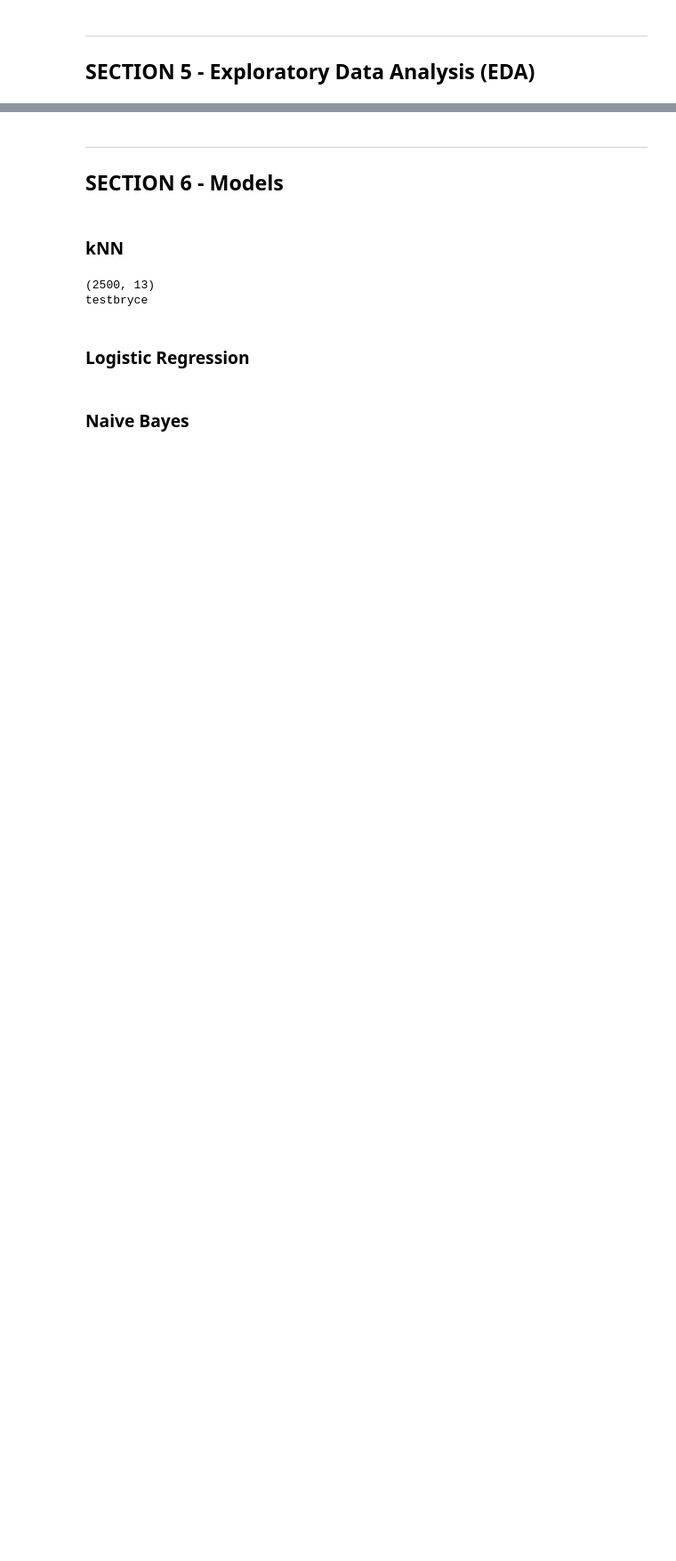
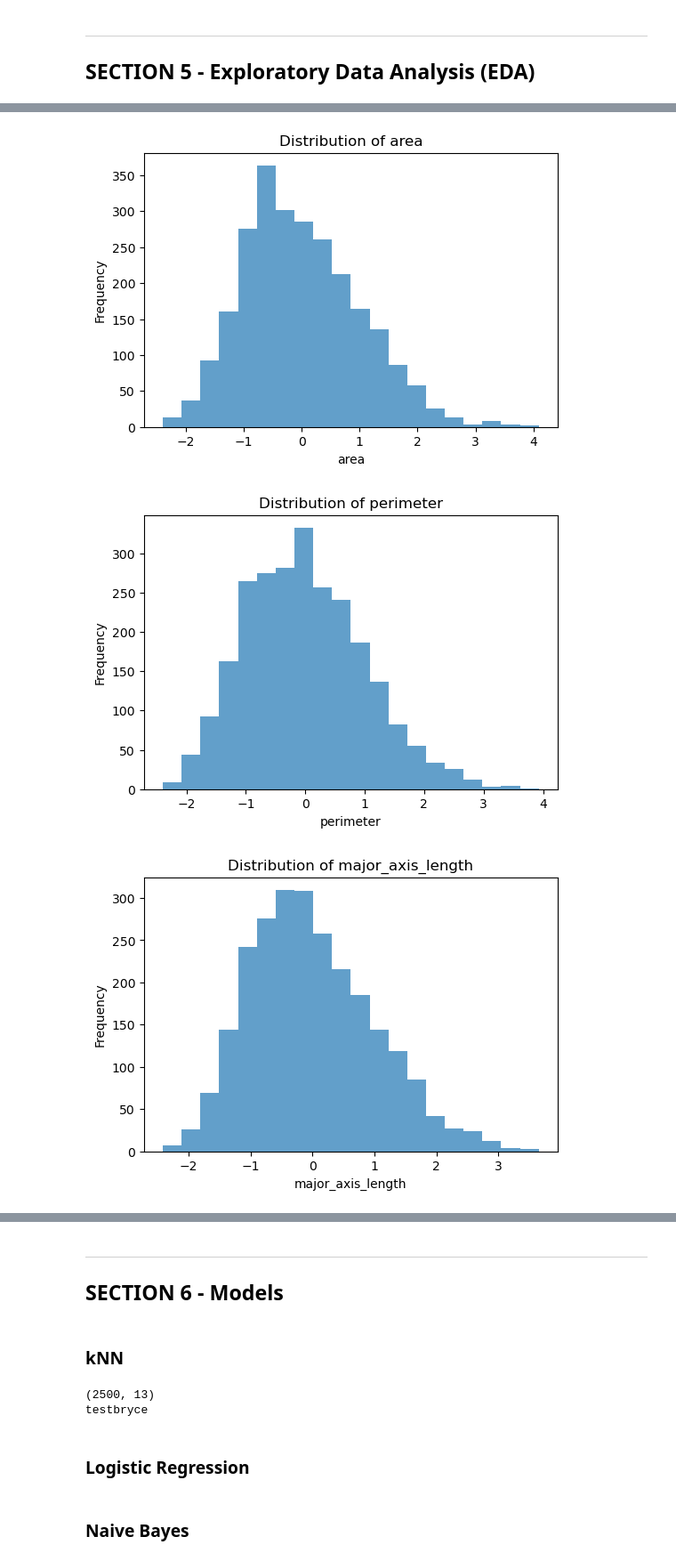
Before and after one commit to samueluy/PumpkinSeed-ML-Insights-STINTSY, a Jupyter notebook: PumpkinSeed_Classification_Insights.ipynb, the cells around one changed output, grey strips where cells are left out. Shown: that part at 89% size. Drawn from its saved outputs; the diff is of its cells as text; code cells hidden in the pictures; blank space fills up the shorter version.

```diff
--- a/PumpkinSeed_Classification_Insights.ipynb
+++ b/PumpkinSeed_Classification_Insights.ipynb
@@ -148,0 +179,16 @@ process should be supported with verbose textual descriptions of your procedures
+# %%
+# Visualizing the Distribution of Each Feature
+import matplotlib.pyplot as plt
+
+features = scaled_pumpkin_seeds_data.columns[:-1]  # Excluding the class column
+for feature in features:
+    plt.figure(figsize=(6, 4))
+    plt.hist(scaled_pumpkin_seeds_data[feature], bins=20, alpha=0.7)
+    plt.title(f'Distribution of {feature}')
+    plt.xlabel(feature)
+    plt.ylabel('Frequency')
+    plt.show()
+# %% [output]
+[figure, added]
+[figure, added]
+[figure, added]
```
Also changed, not shown: parts of 8 cells of this notebook.
